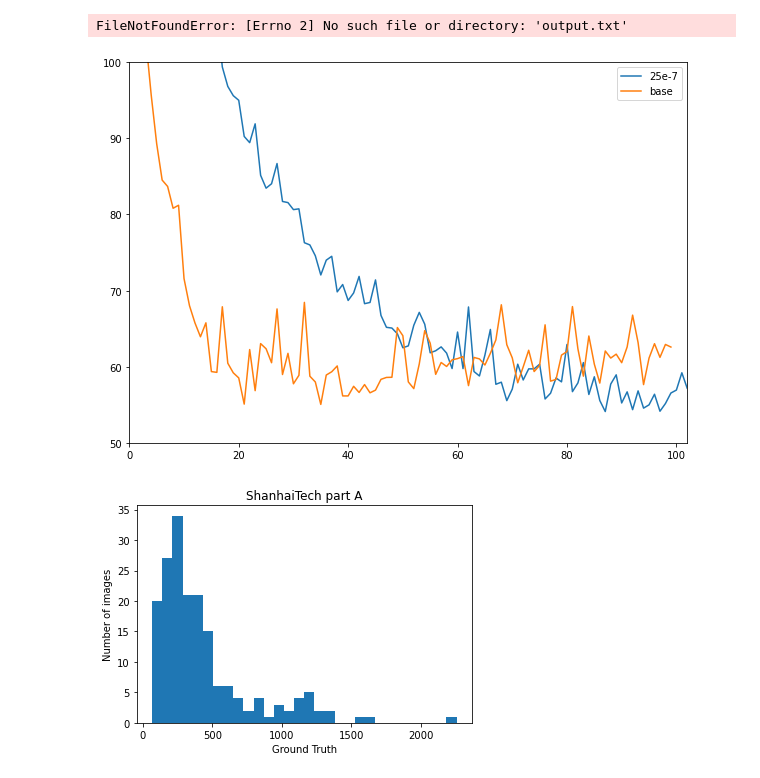
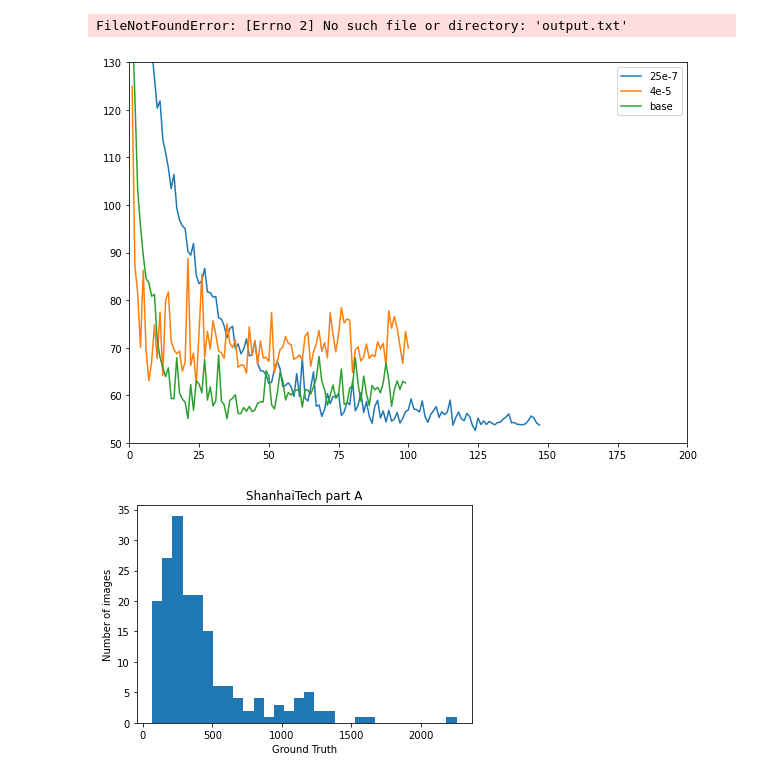
Before and after one commit to SimonBakJeppesen/ComputerVision_Group6_Weakly_supervised_crowd_counting, a Jupyter notebook: TransCrowd/Untitled.ipynb, the cells around one changed output. Cells and saved outputs as stored; diff of their text form; code cells hidden in the pictures.

```diff
--- a/TransCrowd/Untitled.ipynb
+++ b/TransCrowd/Untitled.ipynb
@@ -20,35 +20,35 @@ FileNotFoundError: [Errno 2] No such file or directory: 'output.txt'
 # %%
 base_dir = 'save_file/JHU/'
 base_name = 'val_LR' #'val_WD'
 #names = ['1e-4.txt', '4e-4.txt', '16e-4.txt', '25e-6.txt'] #For WD
-names = ['25e-7.txt'] #For LR
+names = ['25e-7.txt', '4e-5.txt'] #For LR
 
 epochs = {name: [] for name in names}; epochs['base'] = []
 MAEs = {name: [] for name in names}; MAEs['base'] = []
 for name in names:
     full_name = base_dir + base_name + name
     for line in open(full_name, 'r'):
         split = line.split()
         #print(split[1][:-1])
         epochs[name].append(float(split[1][:-1])) #[1] to get epoch from sentence, [:-1] to get rid of ,
         #print(split[3][:-1])
         MAEs[name].append(float(split[3][:-1])) #[3] to get epoch from sentence, [:-1] to get rid of ,
 for line in open(base_dir+'val_base.txt', 'r'):
     split = line.split()
     epochs['base'].append(float(split[1][:-1]))
     MAEs['base'].append(float(split[3][:-1]))
 
 
 fig, ax = plt.subplots(1,1,figsize=(10,7))
-ax.set_xlim(0,102)
-ax.set_ylim(50,100)
+ax.set_xlim(0,200)
+ax.set_ylim(50,130)
 for name in names:
     ax.plot(epochs[name], MAEs[name], label=name.split('.')[0])
 ax.plot(epochs['base'], MAEs['base'], label='base')
 ax.legend()
 plt.show()
 # %% [output]
-[figure, old version]
+[figure, new version]
 # %%
 plt.hist(gt, 30)
 plt.title("ShanhaiTech part A")
```
Also changed, not shown: 2 other files.
